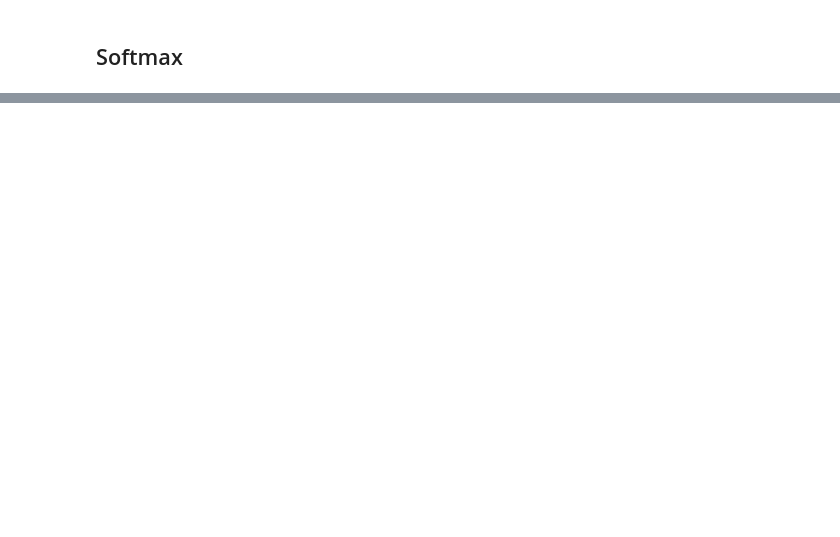
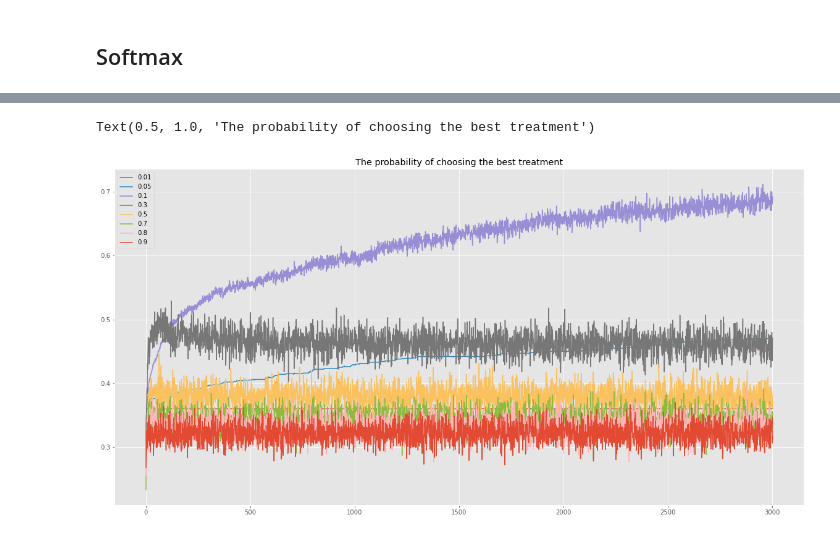
Before and after one commit to ruthkangyr/Clinical-Trials-MAB-Algorithms, a Jupyter notebook: Algorithm/Algorithms Tuning.ipynb, the cells around one changed output, grey strips where cells are left out. Drawn from its saved outputs; the diff is of its cells as text; code cells hidden in the pictures; blank space fills up the shorter version.

```diff
--- a/Algorithm/Algorithms Tuning.ipynb
+++ b/Algorithm/Algorithms Tuning.ipynb
@@ -279,7 +304,7 @@ Text(0.5, 1.0, 'The probability of choosing the best treatment')
 # %%
 for temperature in tau_values:
     algo = Softmax(temperature, [], [])
-    algo.initialize(narms)
+    algo.initialize(n_arms)
     results_softmax = pd.DataFrame(test_algorithm(algo, test_treatments, no_of_simulations, no_of_steps)).transpose()
     results_softmax.columns=['n_sim','n_step','chosen_treatment','rewards','cumulative_rewards']
     results_softmax['temperature'] = temperature
@@ -298,0 +350,16 @@ results_plot_softmax
+# %%
+plt.style.use('ggplot')
+
+# Plot the probability of choosing the best movie
+fig = plt.figure(figsize = (20, 10))
+ax = fig.add_subplot(111)
+
+for tau in results_plot_softmax['temperature'].unique():
+    results_softmax = results_plot_softmax[results_plot_softmax['temperature'] == tau]
+    ax.plot(results_softmax['n_step'], results_softmax['if_best_treatment'], label = str(tau))
+
+plt.legend()
+plt.title("The probability of choosing the best treatment")
+# %% [output]
+Text(0.5, 1.0, 'The probability of choosing the best treatment')
+[figure, added]
```
Also changed, not shown: parts of 19 cells of this notebook.
